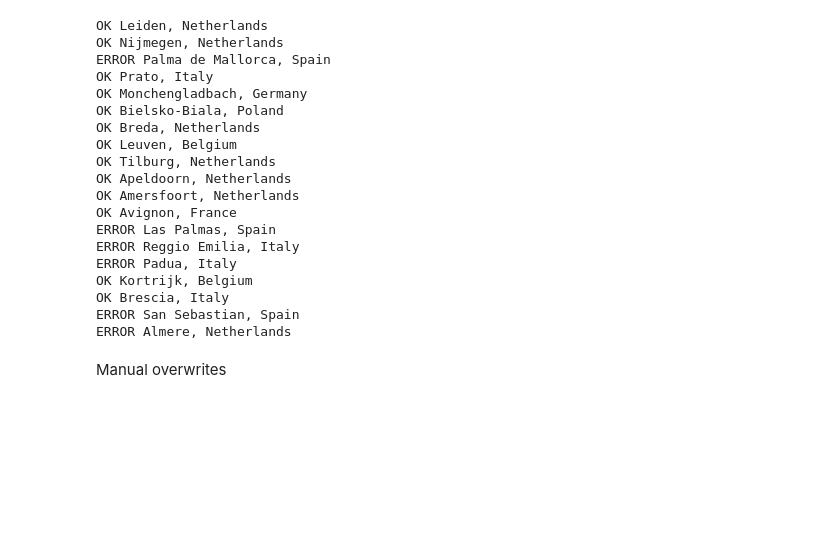
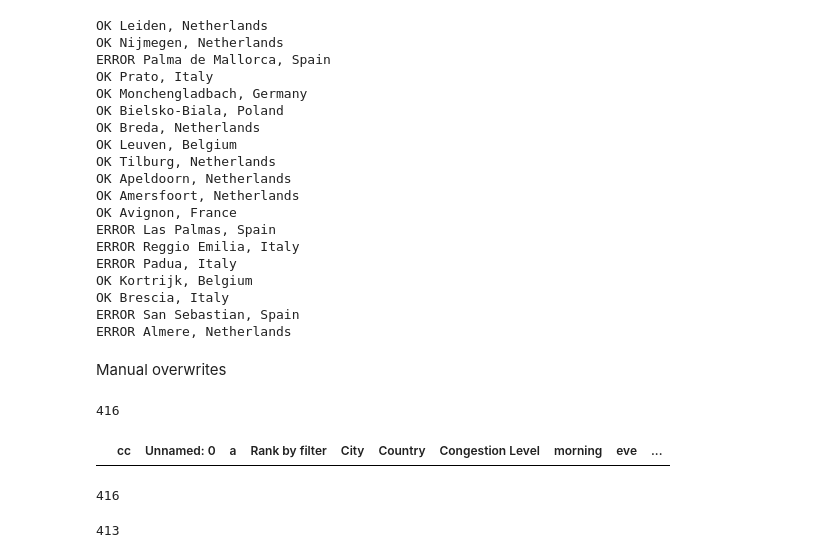
Before and after one commit to denesdata/kontext, a Jupyter notebook: tomtom/parser.ipynb, the cells around one changed output. Saved outputs shown, nothing was run; the diff lists cells and outputs as text; code cells hidden in the pictures; blank space fills up the shorter version.

```diff
--- a/tomtom/parser.ipynb
+++ b/tomtom/parser.ipynb
@@ -261,13 +254,38 @@ pops.update({
 })
+# %%
+#manual from Wiki for unflagged
+pops.update({
+'Preston, United Kingdom':141251.0,
+'Birmingham-Wolverhampton, United Kingdom': 1157579.0+259376.0,
+'Mersin, Turkey':1038940.0
+})
 # %% [markdown]
 Manual overwrites
 # %%
-pops['New Delhi']=20268785.0
+pops['New Delhi, India']=20268785.0
 # %%
 dp=pd.DataFrame(pops,index=['pop']).T
+# %%
+dc['cc']=dc['City']+', '+dc['Country']
 # %%
-dcp=dc.set_index('City').join(dp).reset_index().dropna()
-dcp.to_csv('dcp.csv')
+dcp=dc.set_index('cc').join(dp).reset_index()
+len(dcp)
+# %% [output]
+416
+# %%
+dcp[np.isnan(dcp['pop'])]
+# %% [output]
+|  | cc | Unnamed: 0 | a | Rank by filter | City | Country | Congestion Level | morning | eve | ... |
+# %%
+len(dcp)
+# %% [output]
+416
+# %%
+#drop manual duplicates
+dcp=dcp[~(dcp['City'].isin(['Duisburg','Dusseldorf','Bonn','Cologne']))]
+len(dcp)
+# %% [output]
+413
 # %%
 dcr=dcp[dcp['Country'].isin(['Austria','Belgium','Bulgaria','Croatia','Cyprus','Czechia','Denmark',
                         'Estonia','Finland','France','Germany','Greece','Hungary','Ireland','Italy',
```
Also changed, not shown: parts of 17 cells of this notebook, 5 other files.
